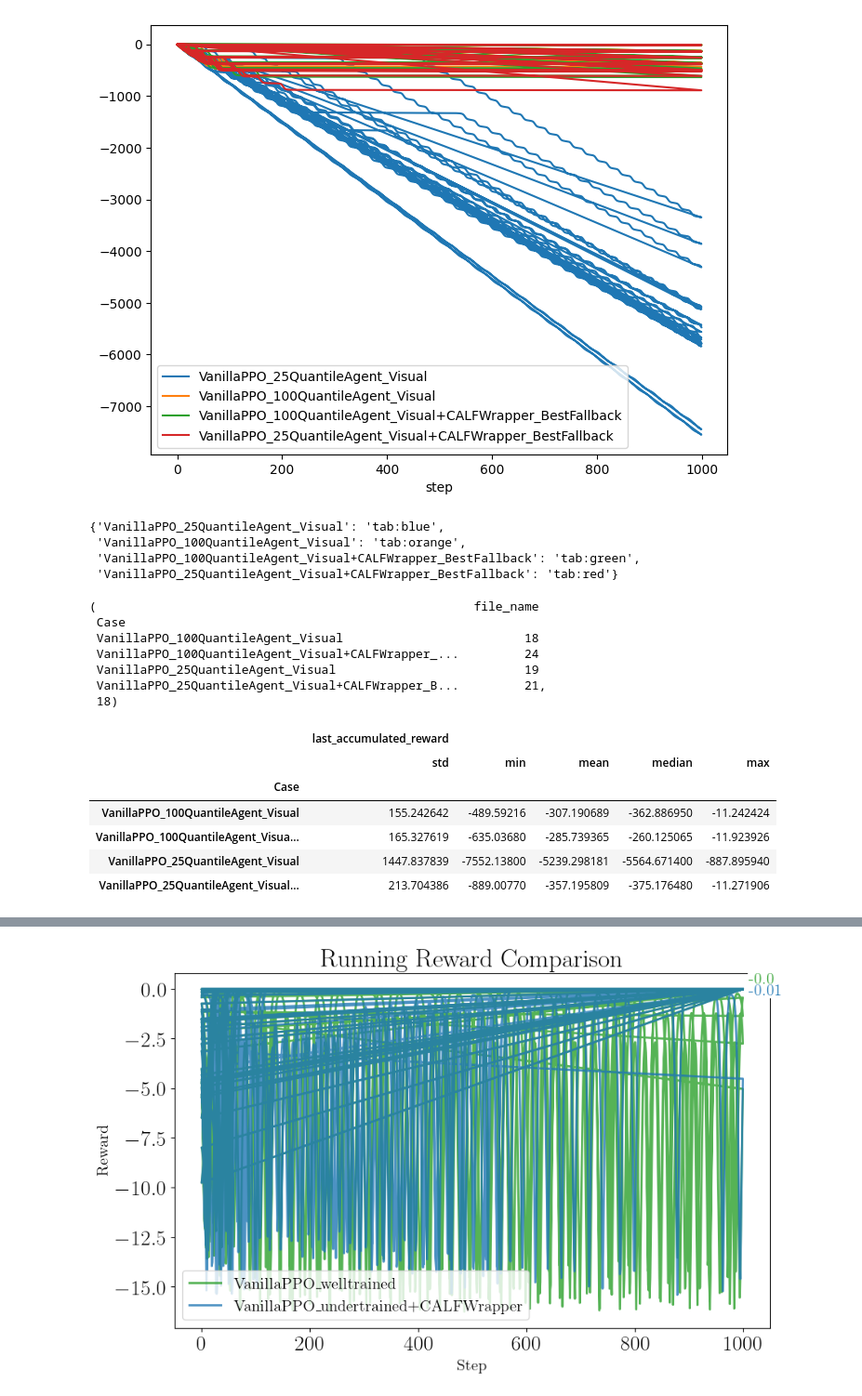
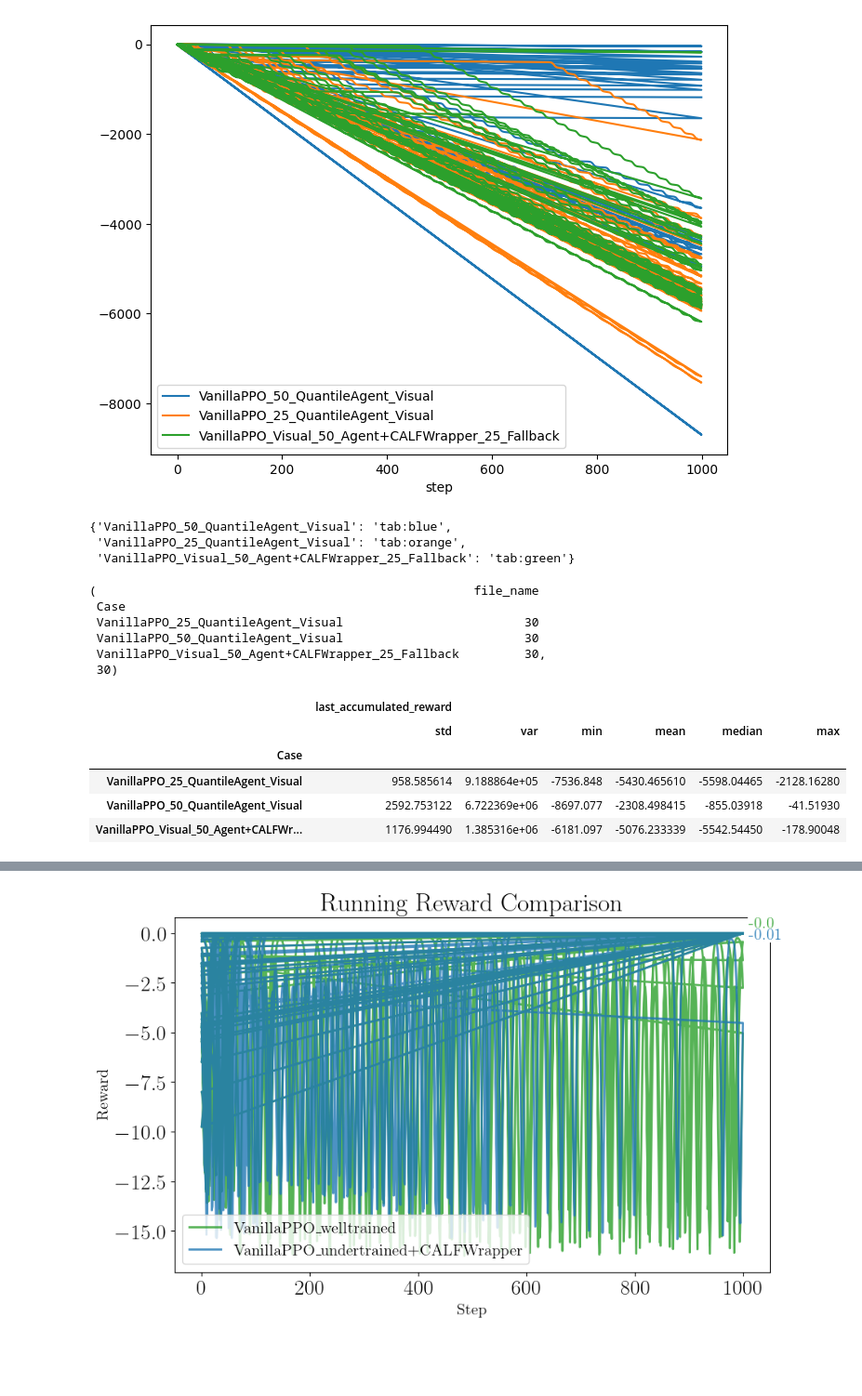
Before and after one commit to osinenkop/stable-baselines-playground, a Jupyter notebook: notebooks/visual_analysis.ipynb, the cells around one changed output, grey strips where cells are left out. Shown at 93% size. Saved outputs shown, nothing was run; the diff lists cells and outputs as text; code cells hidden in the pictures; blank space fills up the shorter version.

```diff
--- a/notebooks/visual_analysis.ipynb
+++ b/notebooks/visual_analysis.ipynb
@@ -13,10 +13,11 @@ import matplotlib.pyplot as plt
 df = None
 
 alias = {
-    "visual_ppo_eval_under_trained_25": "VanillaPPO_25QuantileAgent_Visual",
-    "visual_ppo_eval_well_trained": "VanillaPPO_100QuantileAgent_Visual",
-    "visual_ppo_eval_fallback_100_agent_10": "VanillaPPO_100QuantileAgent_Visual+CALFWrapper_BestFallback",
-    "visual_ppo_eval_fallback_100_agent_25": "VanillaPPO_25QuantileAgent_Visual+CALFWrapper_BestFallback",
+    "visual_ppo_eval_agent_50": "VanillaPPO_50_QuantileAgent_Visual",
+    "visual_ppo_eval_agent_25": "VanillaPPO_25_QuantileAgent_Visual",
+    "visual_ppo_eval_fallback_25_agent_50": "VanillaPPO_Visual_50_Agent+CALFWrapper_25_Fallback",
+    # "visual_ppo_eval_fallback_25_agent_25": "VanillaPPO_Visual_25_Agent+CALFWrapper_25_Fallback",
+    # "visual_ppo_eval_fallback_50_agent_50": "VanillaPPO_Visual_50_Agent+CALFWrapper_50_Fallback",
 }
 
 for root, dirs, files in os.walk("../logs"):
@@ -74,7 +75,7 @@ fig, ax = plt.subplots(figsize=(8, 6))
 for c in alias.values():
     df[df.Case == c].plot(x="step", y="accumulated_reward", ax=ax, label=c)
 # %% [output]
-[figure, old version]
+[figure, new version]
 # %%
 import matplotlib.colors as mcolors
 
@@ -82,37 +83,34 @@ color_list = list(mcolors.TABLEAU_COLORS.keys())
 case_colors = {c:color_list[i] for i, c in enumerate(alias.values())}
 case_colors
 # %% [output]
-{'VanillaPPO_25QuantileAgent_Visual': 'tab:blue',
- 'VanillaPPO_100QuantileAgent_Visual': 'tab:orange',
- 'VanillaPPO_100QuantileAgent_Visual+CALFWrapper_BestFallback': 'tab:green',
- 'VanillaPPO_25QuantileAgent_Visual+CALFWrapper_BestFallback': 'tab:red'}
+{'VanillaPPO_50_QuantileAgent_Visual': 'tab:blue',
+ 'VanillaPPO_25_QuantileAgent_Visual': 'tab:orange',
+ 'VanillaPPO_Visual_50_Agent+CALFWrapper_25_Fallback': 'tab:green'}
 # %%
 n_runs = df.loc[:, ["Case", "file_name"]].groupby(["Case"]).nunique().values[0]
 df.loc[:, ["Case", "file_name"]].groupby(["Case"]).nunique(), int(n_runs[0])
 # %% [output]
 (                                                    file_name
  Case
- VanillaPPO_100QuantileAgent_Visual                         18
- VanillaPPO_100QuantileAgent_Visual+CALFWrapper_...         24
- VanillaPPO_25QuantileAgent_Visual                          19
- VanillaPPO_25QuantileAgent_Visual+CALFWrapper_B...         21,
- 18)
+ VanillaPPO_25_QuantileAgent_Visual                         30
+ VanillaPPO_50_QuantileAgent_Visual                         30
+ VanillaPPO_Visual_50_Agent+CALFWrapper_25_Fallback         30,
+ 30)
 # %%
 # df.loc[:, ["Case", "file_name"]].groupby(["Case"]).nunique()
 group_df = df.loc[:, ["Case", "file_name", "accumulated_reward"]].groupby(["Case", "file_name"]).last()
 group_df = group_df.reset_index().drop(columns=["file_name"])
 group_df.columns = ["last_accumulated_reward" if column == "accumulated_reward" else column for column in group_df.columns]
 group_df.groupby("Case").agg({
-    "last_accumulated_reward": ["std", "min", "mean", "median", "max"]
+    "last_accumulated_reward": ["std", "var", "min", "mean", "median", "max"]
 })
 # %% [output]
-|  | last_accumulated_reward |  |  |  |  |
-|  | std | min | mean | median | max |
-| Case |  |  |  |  |  |
-| VanillaPPO_100QuantileAgent_Visual | 155.242642 | -489.59216 | -307.190689 | -362.886950 | -11.242424 |
-| VanillaPPO_100QuantileAgent_Visua... | 165.327619 | -635.03680 | -285.739365 | -260.125065 | -11.923926 |
-| VanillaPPO_25QuantileAgent_Visual | 1447.837839 | -7552.13800 | -5239.298181 | -5564.671400 | -887.895940 |
-| VanillaPPO_25QuantileAgent_Visual... | 213.704386 | -889.00770 | -357.195809 | -375.176480 | -11.271906 |
+|  | last_accumulated_reward |  |  |  |  |  |
+|  | std | var | min | mean | median | max |
+| Case |  |  |  |  |  |  |
+| VanillaPPO_25_QuantileAgent_Visual | 958.585614 | 9.188864e+05 | -7536.848 | -5430.465610 | -5598.04465 | -2128.16280 |
+| VanillaPPO_50_QuantileAgent_Visual | 2592.753122 | 6.722369e+06 | -8697.077 | -2308.498415 | -855.03918 | -41.51930 |
+| VanillaPPO_Visual_50_Agent+CALFWr... | 1176.994490 | 1.385316e+06 | -6181.097 | -5076.233339 | -5542.54450 | -178.90048 |
 # %%
 fig, ax = plt.subplots(figsize=(10, 6))
 p = group_df.boxplot(by="Case",ax=ax)
```
Also changed, not shown: parts of 7 cells of this notebook, 1 other file.
